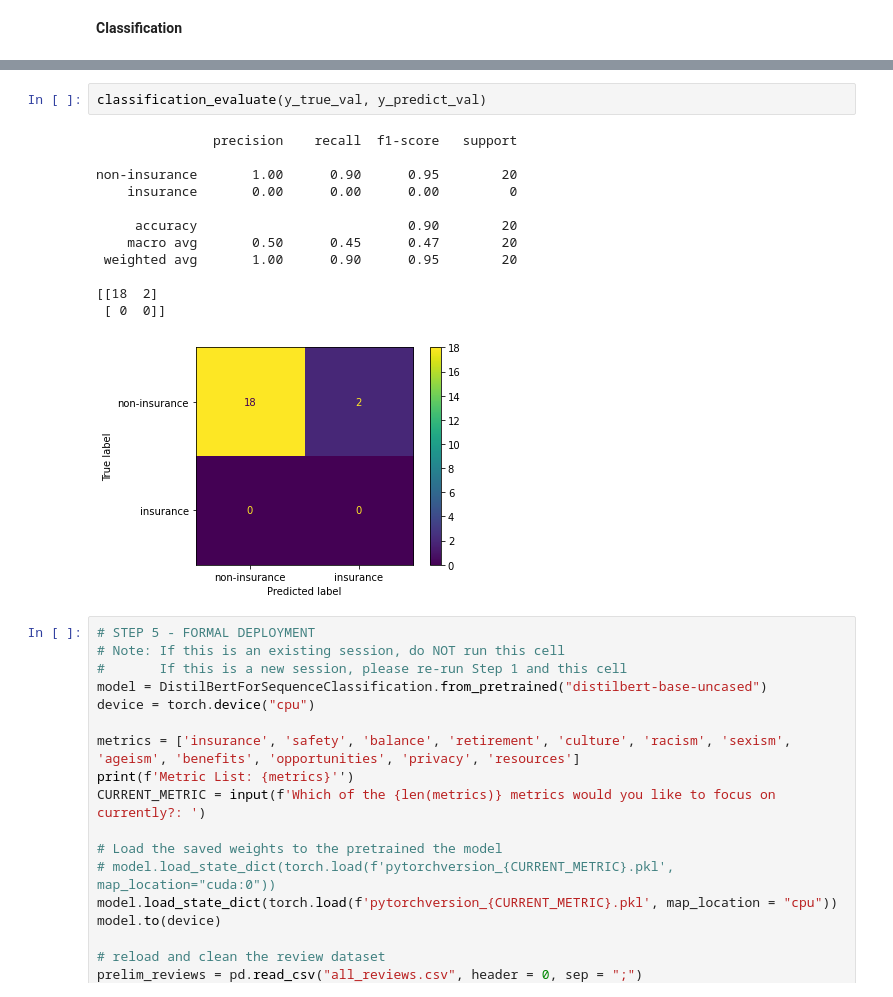
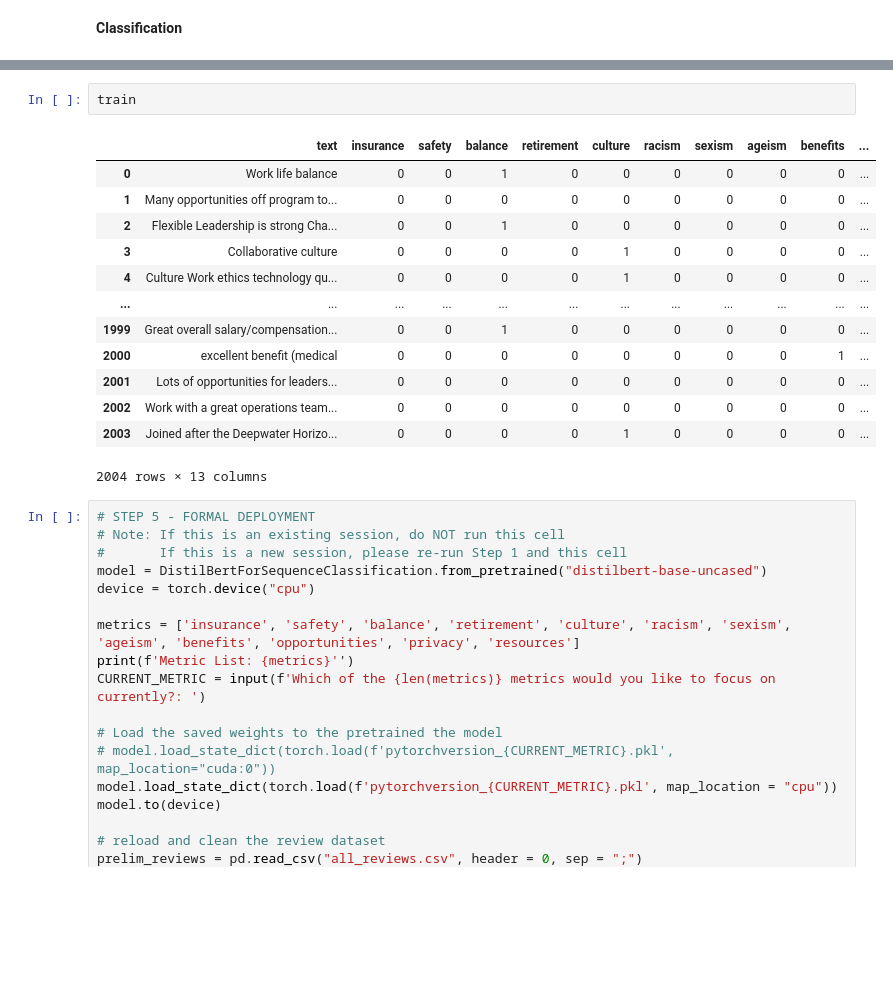
Before and after one commit to pentagramswheel/envisioning, a Jupyter notebook: classifier-and-sentiment/review_classifier.ipynb, the cells around one changed output, grey strips where cells are left out. Saved outputs shown, nothing was run; the diff lists cells and outputs as text; blank space fills up the shorter version.

```diff
--- a/classifier-and-sentiment/review_classifier.ipynb
+++ b/classifier-and-sentiment/review_classifier.ipynb
@@ -901,18 +896,19 @@ non-insurance       0.93      0.95      0.94        74
-# %%
-classification_evaluate(y_true_val, y_predict_val)
-# %% [output]
-               precision    recall  f1-score   support
-
-non-insurance       1.00      0.90      0.95        20
-    insurance       0.00      0.00      0.00         0
-
-     accuracy                           0.90        20
-    macro avg       0.50      0.45      0.47        20
- weighted avg       1.00      0.90      0.95        20
-
-[[18  2]
- [ 0  0]]
-[figure, removed]
+# %%
+train
+# %% [output]
+|  | text | insurance | safety | balance | retirement | culture | racism | sexism | ageism | benefits | ... |
+| 0 | Work life balance | 0 | 0 | 1 | 0 | 0 | 0 | 0 | 0 | 0 | ... |
+| 1 | Many opportunities off program to... | 0 | 0 | 0 | 0 | 0 | 0 | 0 | 0 | 0 | ... |
+| 2 | Flexible Leadership is strong Cha... | 0 | 0 | 1 | 0 | 0 | 0 | 0 | 0 | 0 | ... |
+| 3 | Collaborative culture | 0 | 0 | 0 | 0 | 1 | 0 | 0 | 0 | 0 | ... |
+| 4 | Culture Work ethics technology qu... | 0 | 0 | 0 | 0 | 1 | 0 | 0 | 0 | 0 | ... |
+| ... | ... | ... | ... | ... | ... | ... | ... | ... | ... | ... | ... |
+| 1999 | Great overall salary/compensation... | 0 | 0 | 1 | 0 | 0 | 0 | 0 | 0 | 0 | ... |
+| 2000 | excellent benefit (medical | 0 | 0 | 0 | 0 | 0 | 0 | 0 | 0 | 1 | ... |
+| 2001 | Lots of opportunities for leaders... | 0 | 0 | 0 | 0 | 0 | 0 | 0 | 0 | 0 | ... |
+| 2002 | Work with a great operations team... | 0 | 0 | 0 | 0 | 0 | 0 | 0 | 0 | 0 | ... |
+| 2003 | Joined after the Deepwater Horizo... | 0 | 0 | 0 | 0 | 1 | 0 | 0 | 0 | 0 | ... |
+2004 rows × 13 columns
 # %%
 # STEP 5 - FORMAL DEPLOYMENT
 # Note: If this is an existing session, do NOT run this cell
```
Also changed, not shown: parts of 21 cells of this notebook, 1 other file.
